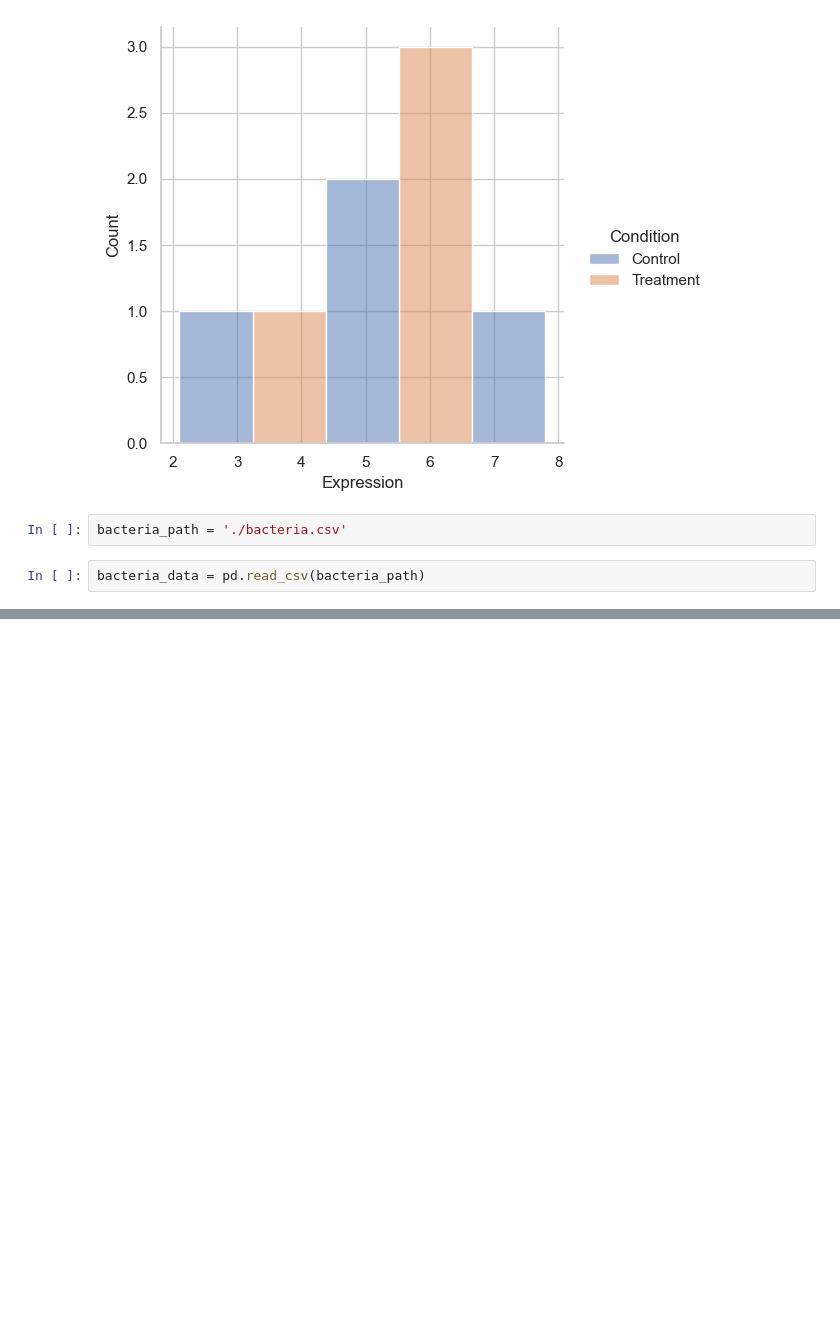
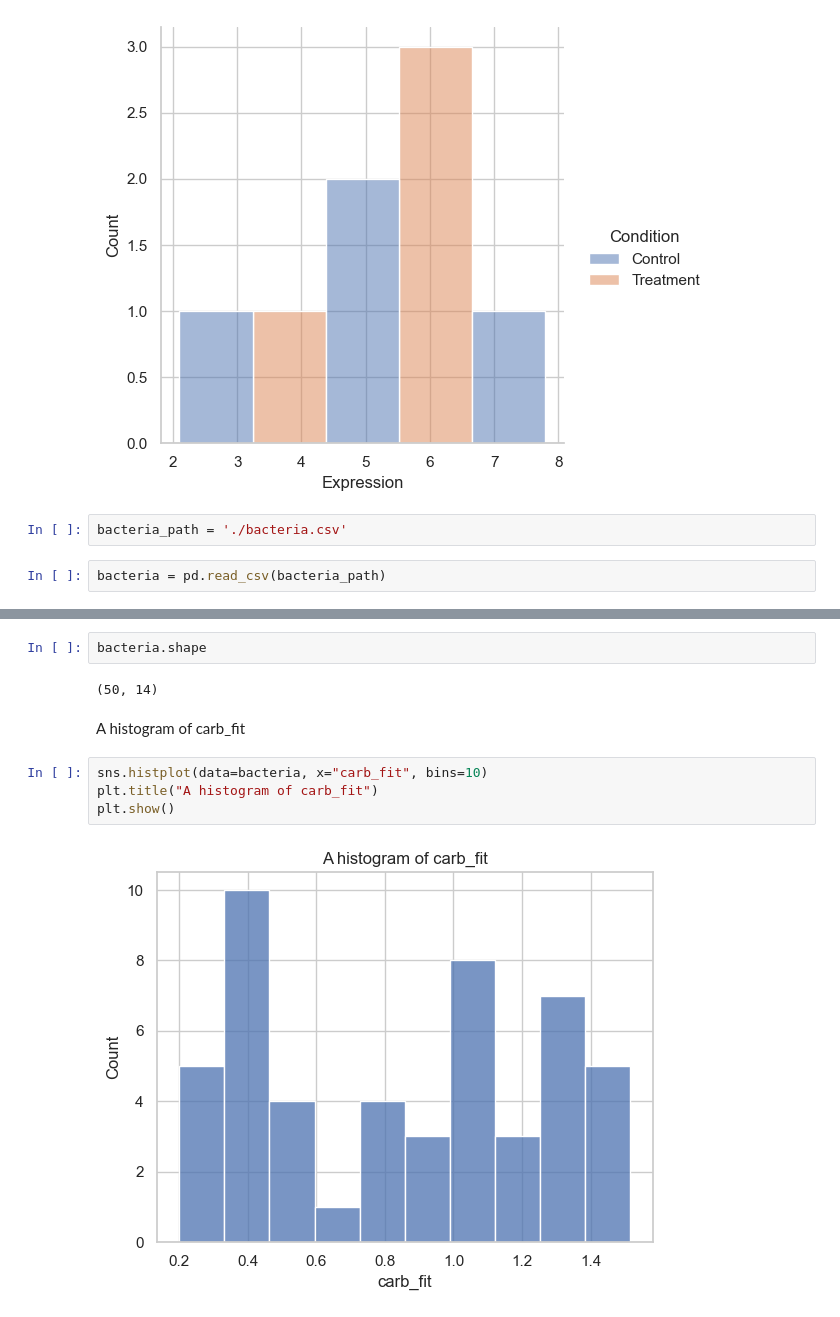
Before and after one commit to blessingpeters/HackBio_AI4Genomics, a Jupyter notebook: notes/seaborn.ipynb, the cells around one changed output, grey strips where cells are left out. Drawn from its saved outputs; the diff is of its cells as text; blank space fills up the shorter version.

```diff
--- a/notes/seaborn.ipynb
+++ b/notes/seaborn.ipynb
@@ -72,5 +72,5 @@ plt.show()
 # %%
 bacteria_path = './bacteria.csv'
 # %%
-bacteria_data = pd.read_csv(bacteria_path)
+bacteria = pd.read_csv(bacteria_path)
 # %%
@@ -82,3 +82,15 @@ bacteria_data.head()
 | 2 | 3.178256 | 5.519982 | A003 | Escherichia coli | blood | Commensal strain | 1 | 0.066501 | 0.498872 | ... |
 | 3 | 5.030077 | 4.642758 | A004 | Escherichia coli | feces | Pathogenic strain | 2 | 0.116999 | 1.080682 | ... |
 | 4 | 2.691040 | 4.057780 | A005 | Escherichia coli | feces | Commensal strain | 1 | 0.101523 | 0.272807 | ... |
+# %%
+bacteria.shape
+# %% [output]
+(50, 14)
+# %% [markdown]
+A histogram of carb_fit
+# %%
+sns.histplot(data=bacteria, x="carb_fit", bins=10)
+plt.title("A histogram of carb_fit")
+plt.show()
+# %% [output]
+[figure, added]
```
Also changed, not shown: parts of 51 cells of this notebook.
